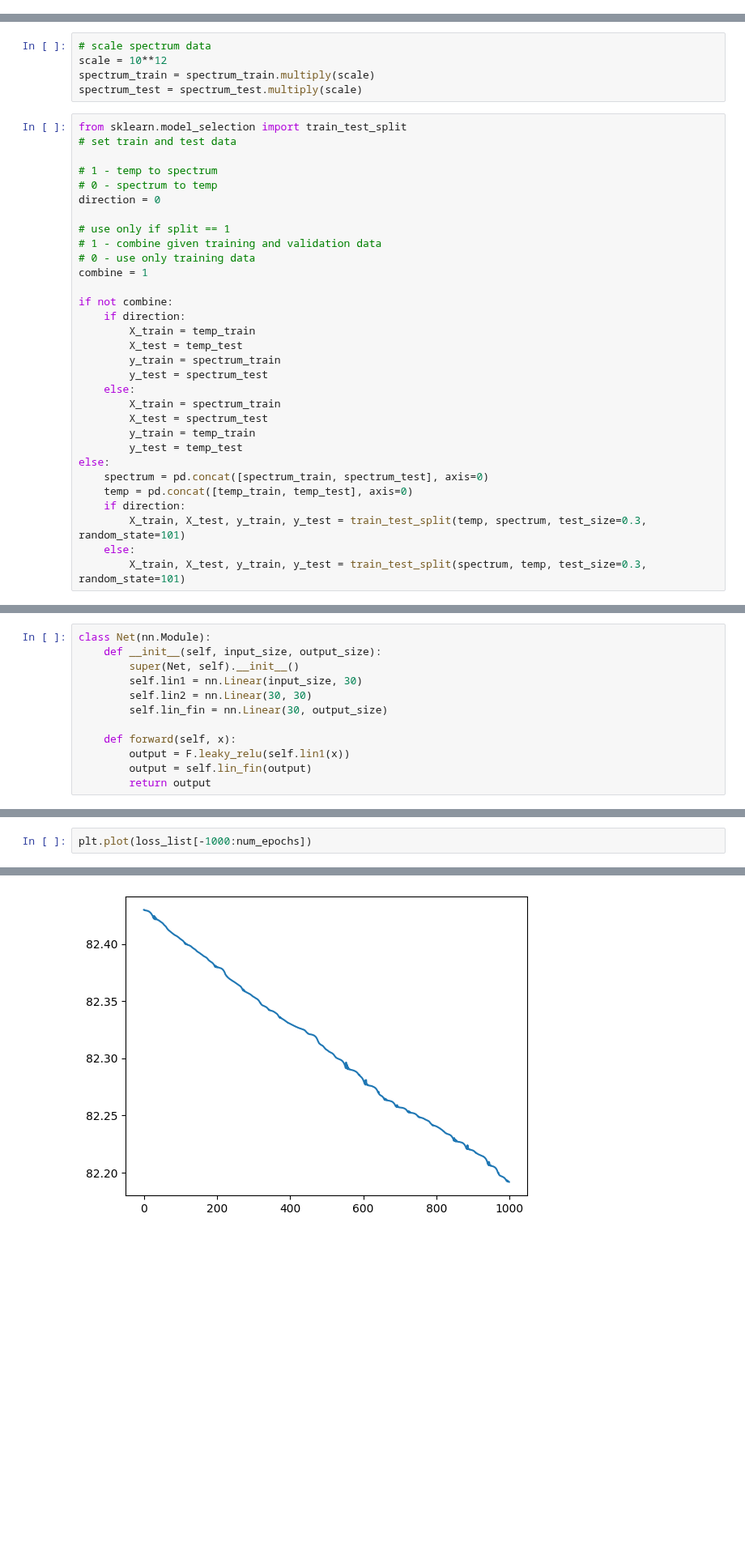
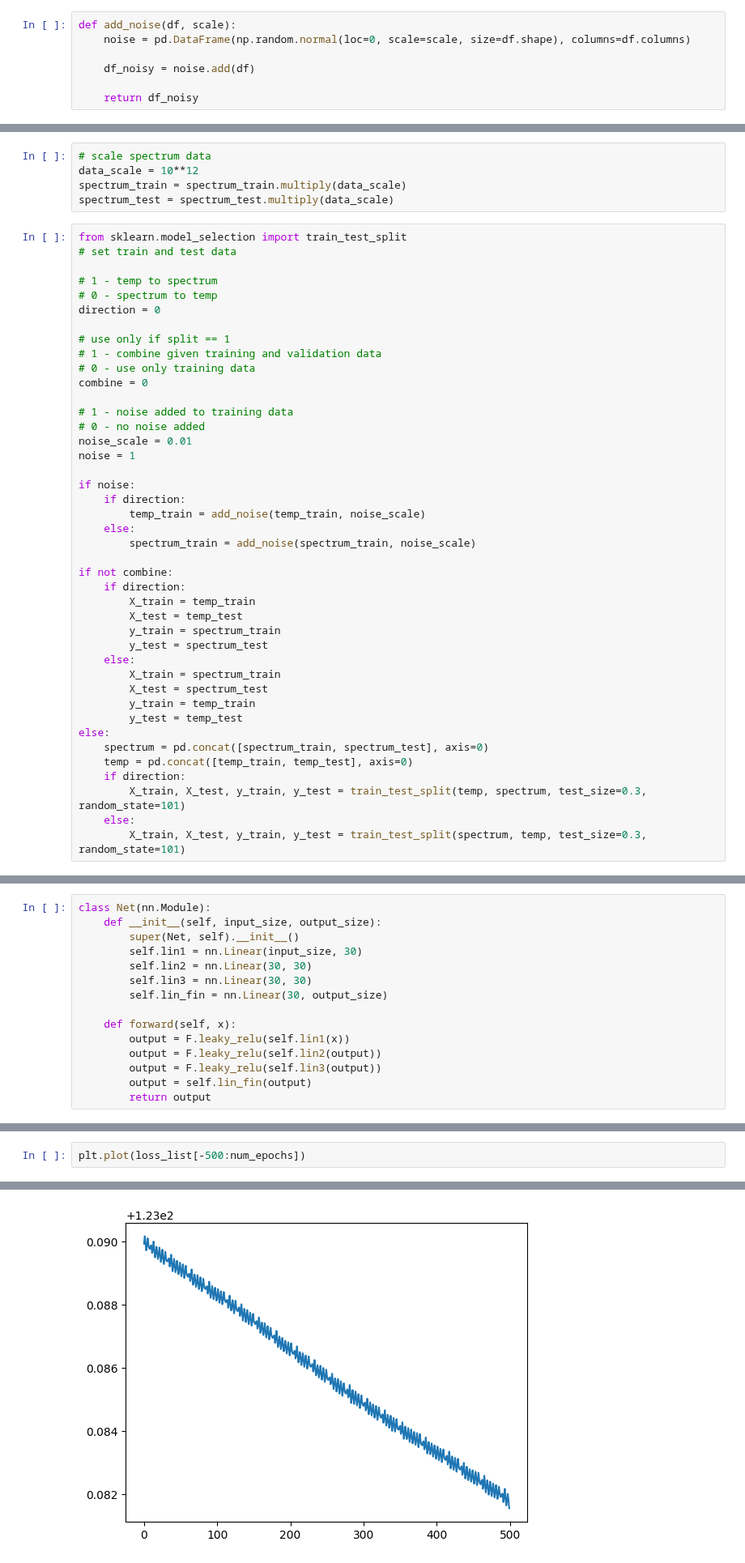
Before and after one commit to iAmBrig12/REU_AI_Thermography, a Jupyter notebook: dt_nn.ipynb, the cells around one changed output, grey strips where cells are left out. Shown at 81% size. Drawn from its saved outputs; the diff is of its cells as text; blank space fills up the shorter version.

```diff
--- a/dt_nn.ipynb
+++ b/dt_nn.ipynb
@@ -9,0 +12,7 @@ import pandas as pd
+# %%
+def add_noise(df, scale):
+    noise = pd.DataFrame(np.random.normal(loc=0, scale=scale, size=df.shape), columns=df.columns)
+
+    df_noisy = noise.add(df)
+
+    return df_noisy
@@ -21,8 +40,8 @@ spectrum_labels = spectrum_test.columns
 # %%
 # scale spectrum data
-scale = 10**12
-spectrum_train = spectrum_train.multiply(scale)
-spectrum_test = spectrum_test.multiply(scale)
+data_scale = 10**12
+spectrum_train = spectrum_train.multiply(data_scale)
+spectrum_test = spectrum_test.multiply(data_scale)
 # %%
 from sklearn.model_selection import train_test_split
 # set train and test data
@@ -34,7 +53,18 @@ direction = 0
 # use only if split == 1
 # 1 - combine given training and validation data
 # 0 - use only training data
-combine = 1
+combine = 0
+
+# 1 - noise added to training data
+# 0 - no noise added
+noise_scale = 0.01
+noise = 1
+
+if noise:
+    if direction:
+        temp_train = add_noise(temp_train, noise_scale)
+    else:
+        spectrum_train = add_noise(spectrum_train, noise_scale)
 
 if not combine:
     if direction:
@@ -87,10 +104,13 @@ class Net(nn.Module):
         super(Net, self).__init__()
         self.lin1 = nn.Linear(input_size, 30)
         self.lin2 = nn.Linear(30, 30)
+        self.lin3 = nn.Linear(30, 30)
         self.lin_fin = nn.Linear(30, output_size)
 
     def forward(self, x):
         output = F.leaky_relu(self.lin1(x))
+        output = F.leaky_relu(self.lin2(output))
+        output = F.leaky_relu(self.lin3(output))
         output = self.lin_fin(output)
         return output
 # %%
@@ -138,7 +158,7 @@ epoch: 10000, loss = 82.1916
 # %%
-plt.plot(loss_list[-1000:num_epochs])
+plt.plot(loss_list[-500:num_epochs])
 # %% [output]
 [<matplotlib.lines.Line2D at 0x...>]
-[figure, old version]
+[figure, new version]
 # %% [markdown]
 # Plots
```
Also changed, not shown: parts of 10 cells of this notebook.
